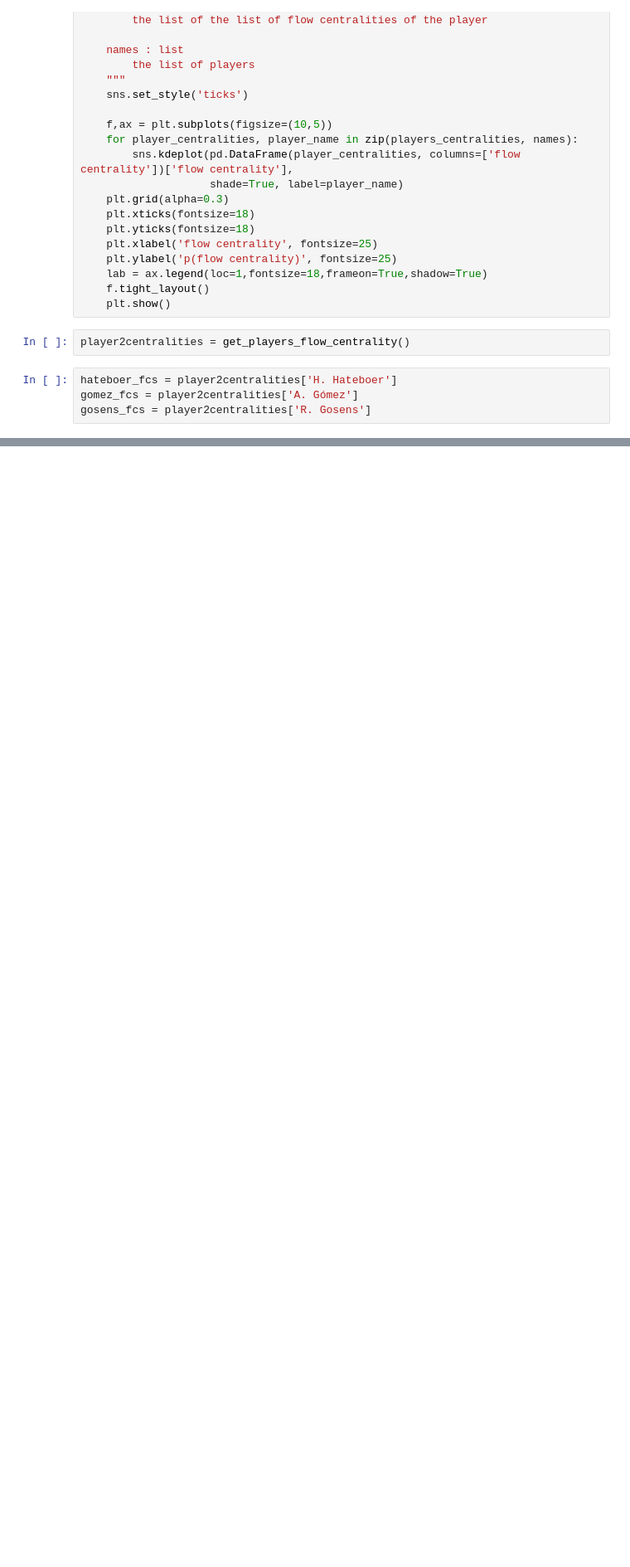
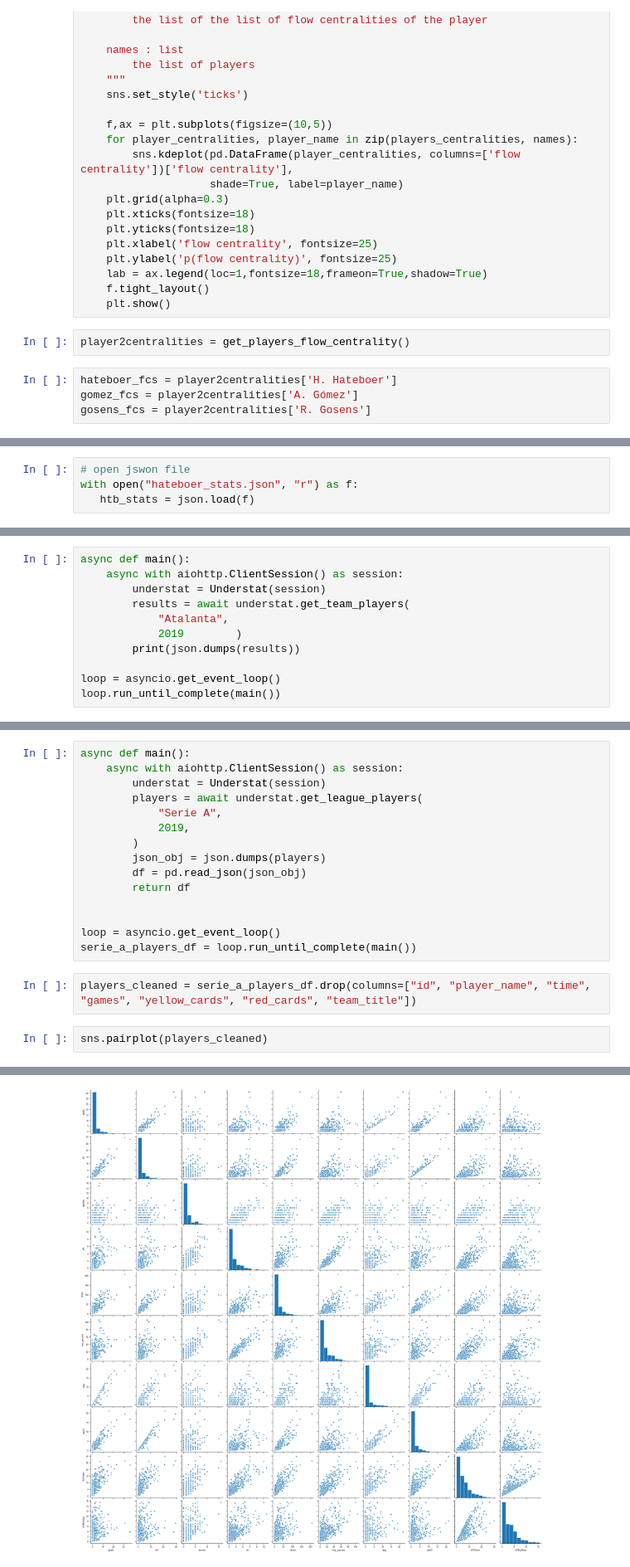
Before and after one commit to 1aguna/atalanta-notebook, a Jupyter notebook: notebook.ipynb, the cells around one changed output, grey strips where cells are left out. Shown at 83% size. Cells and saved outputs as stored; diff of their text form; blank space fills up the shorter version.

```diff
--- a/notebook.ipynb
+++ b/notebook.ipynb
@@ -579,0 +636,4 @@ plot_flow_centrality([hateboer_fcs, gomez_fcs, gosens_fcs],
+# %%
+# open jswon file
+with open("hateboer_stats.json", "r") as f:
+   htb_stats = json.load(f)
@@ -579,0 +704,11 @@ plot_flow_centrality([hateboer_fcs, gomez_fcs, gosens_fcs],
+# %%
+async def main():
+    async with aiohttp.ClientSession() as session:
+        understat = Understat(session)
+        results = await understat.get_team_players(
+            "Atalanta",
+            2019        )
+        print(json.dumps(results))
+
+loop = asyncio.get_event_loop()
+loop.run_until_complete(main())
@@ -579,0 +719,20 @@ plot_flow_centrality([hateboer_fcs, gomez_fcs, gosens_fcs],
+# %%
+async def main():
+    async with aiohttp.ClientSession() as session:
+        understat = Understat(session)
+        players = await understat.get_league_players(
+            "Serie A",
+            2019,
+        )
+        json_obj = json.dumps(players)
+        df = pd.read_json(json_obj)
+        return df
+
+
+loop = asyncio.get_event_loop()
+serie_a_players_df = loop.run_until_complete(main())
+# %%
+players_cleaned = serie_a_players_df.drop(columns=["id", "player_name", "time", "games", "yellow_cards", "red_cards", "team_title"])
+# %%
+sns.pairplot(players_cleaned)
+# %% [output]
@@ -579,0 +740 @@ plot_flow_centrality([hateboer_fcs, gomez_fcs, gosens_fcs],
+[figure, added]
```
Also changed, not shown: parts of 17 cells of this notebook.
